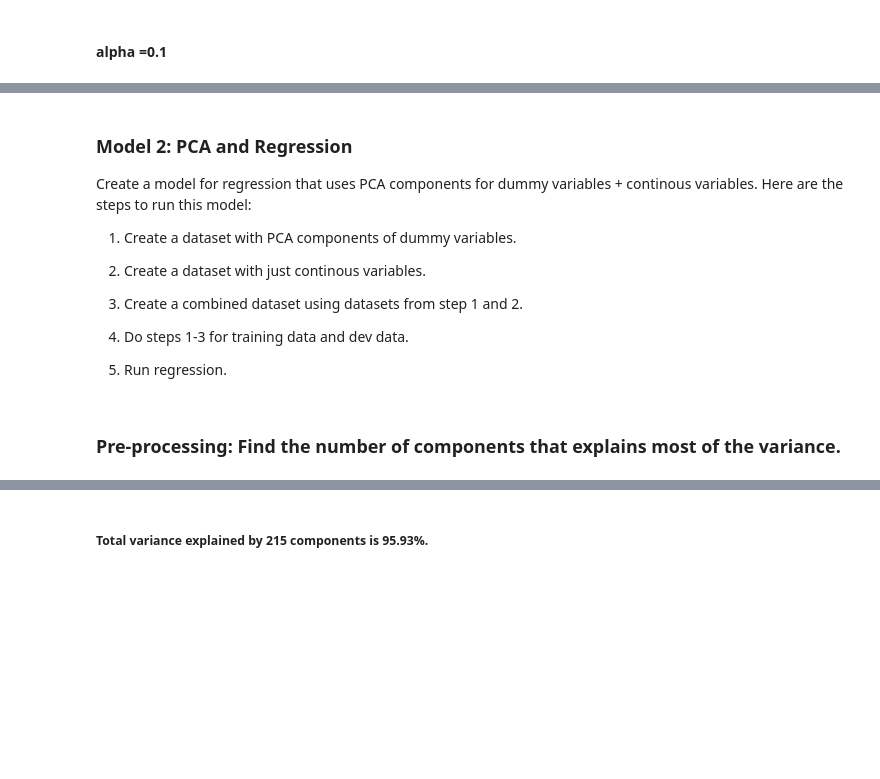
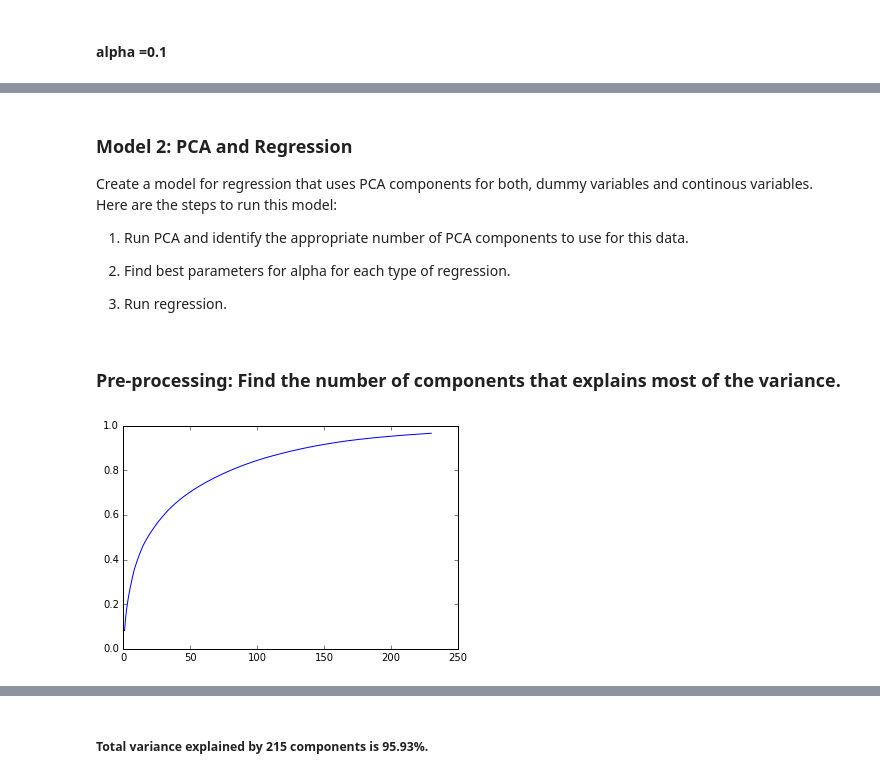
Before and after one commit to jtpdowns/AllstateChallenge, a Jupyter notebook: Allstate - Regression.ipynb, the cells around one changed output, grey strips where cells are left out. Drawn from its saved outputs; the diff is of its cells as text; code cells hidden in the pictures; blank space fills up the shorter version.

```diff
--- a/Allstate - Regression.ipynb
+++ b/Allstate - Regression.ipynb
@@ -78,7 +78,7 @@ CONTINOUS_COLS=[]  #list of continous variables
 # %%
-df_data = pd.read_csv('./data_in/train.csv')
-df_data.shape
+df_train = pd.read_csv('./data_in/train.csv')
+print("Shape of original train set : ", df_train.shape)
 
 df_test = pd.read_csv('./data_in/test.csv')
-df_test.shape
+print("Shape of original test set: ", df_test.shape)
 # %% [output]
@@ -86,9 +91,18 @@ df_test.shape
 # %%
-features = df_data.columns
+#split data frame into categorical variables, continous variables (including all 'contx'
+#variables and 'loss') and ids
+
+features = df_train.columns
 cat_cols = [feat for feat in features if 'cat' in feat]
 cont_cols = [feat for feat in features if 'cont' in feat]
 
-#convert categorical variables into dummy variables
+#convert categorical variables into dummy variables using both training set and test set
 df_dummy_vars=pd.get_dummies(
-                pd.concat([df_data[cat_cols], df_test[cat_cols]], axis=0)
+                pd.concat([df_train[cat_cols], df_test[cat_cols]], axis=0)
                 )
+
+print("combined train + test dummy variables: ", df_dummy_vars.shape)
+
+#set global vars for later use
+DUMMY_COLS=df_dummy_vars.columns
+CONTINOUS_COLS=cont_cols
@@ -128,0 +113,16 @@ X_train, X_dev, y_train, y_dev, id_train, id_dev = train_test_split( X, y, Id, t
+# %%
+
+df_cont_vars =  df_train[cont_cols]
+
+#create dataset with predictors (dummy variables + cont variables)
+
+# ---note: only use dummies corresponding to the original train dataset
+X = pd.concat([df_dummy_vars[:df_train.shape[0]], df_cont_vars], axis=1)
+#create dataset with dependent variable
+y = np.log10(df_train.loss)
+#create additioanl dataset with claim ids
+Id = df_train.id
+
+
+#Split training data into train and dev sets.
+X_train, X_dev, y_train, y_dev, id_train, id_dev = train_test_split( X, y, Id, test_size=0.33, random_state=1)
@@ -325,17 +390,13 @@ EstimateMAEForRegression(cls=r_cls,X_train=X_train,y_train=y_train,X_test=X_dev,
 # %% [markdown]
 ### Model 2: PCA and Regression
 
-Create a model for regression that uses PCA components for dummy variables + continous variables. Here are the steps to run this model:
+Create a model for regression that uses PCA components for both, dummy variables and continous variables. Here are the steps to run this model:
 
-1) Create a dataset with PCA components of dummy variables.
+1) Run PCA and identify the appropriate number of PCA components to use for this data.
 
-2) Create a dataset with just continous variables.
+2) Find best parameters for alpha for each type of regression.
 
-3) Create a combined dataset using datasets from step 1 and 2.
-
-4) Do steps 1-3 for training data and dev data.
-
-5) Run regression.
+3) Run regression.
 # %% [markdown]
 ### Pre-processing: Find the number of components that explains most of the variance.
 # %%
@@ -362,3 +419,8 @@ cum_vars=ExploreNumPCAComponents(200)
+# %%
+
+cum_vars=ExploreNumPCAComponents(230)
+# %% [output]
+[figure, added]
 # %%
 print('Total variance explained by first PCA component: %0.6f \n' % cum_vars[0])
 print('Total variance explained by 8 PCA components: %0.6f \n' % cum_vars[8])
```
Also changed, not shown: parts of 47 cells of this notebook.
